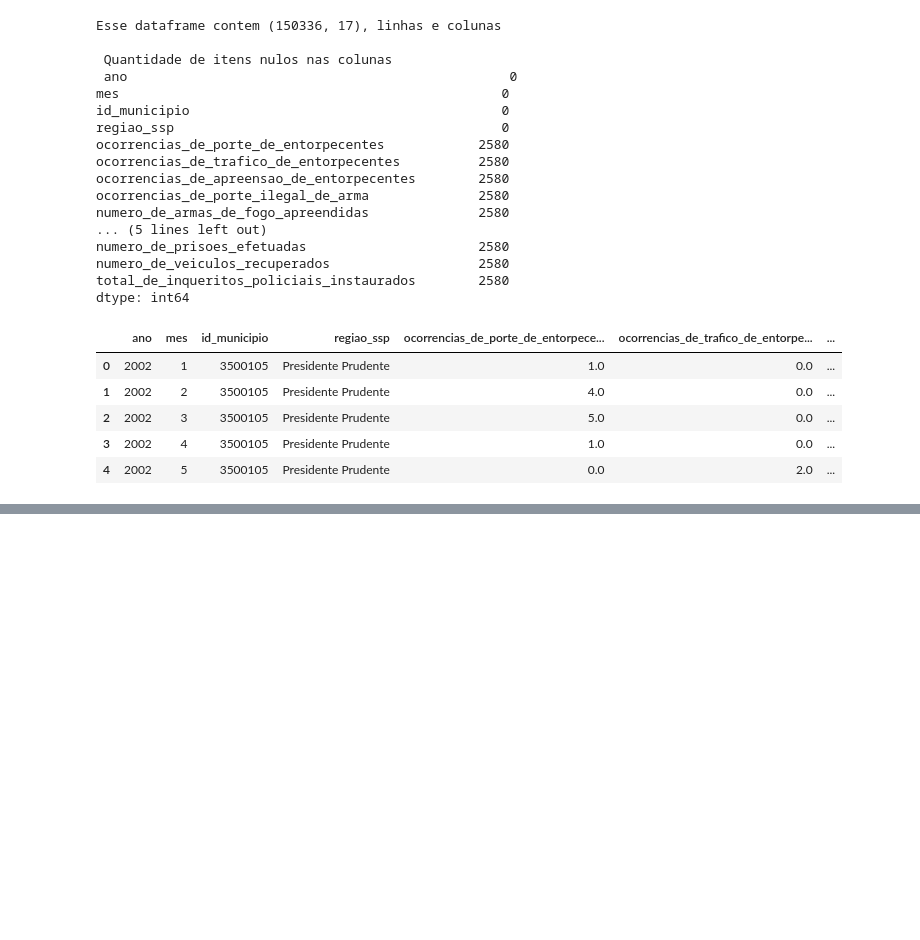
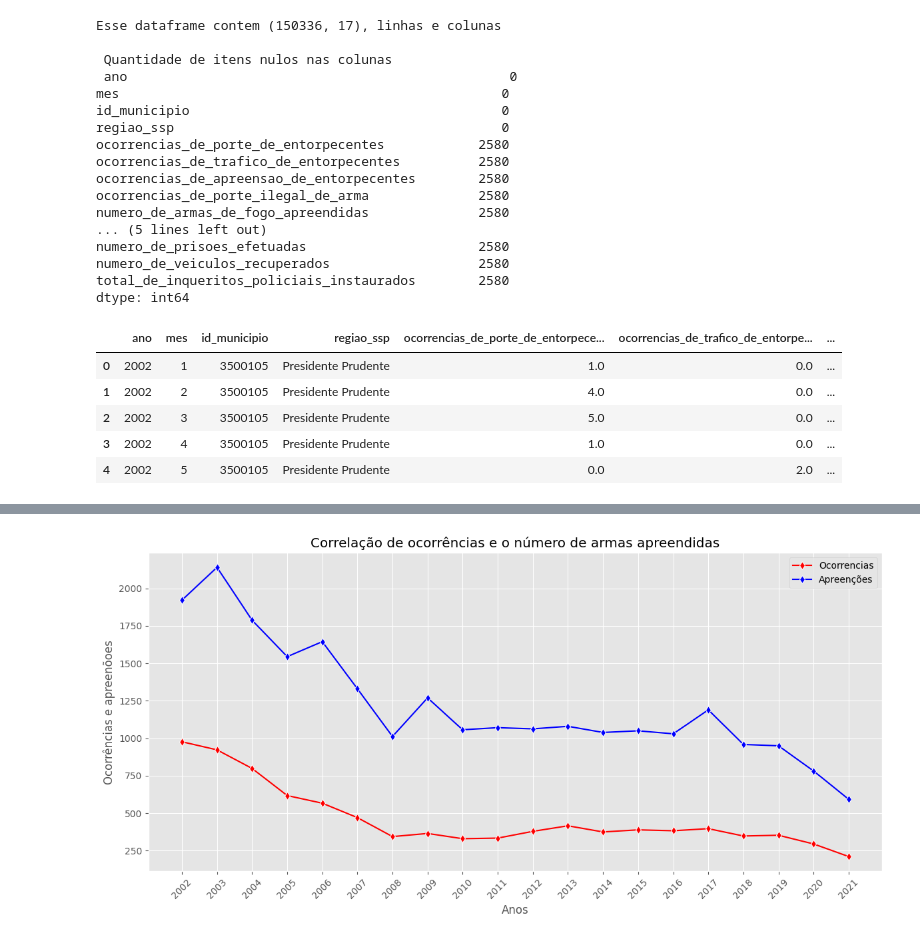
Before and after one commit to lucasghidini/ProdutividadeDaPSP_emSantos, a Jupyter notebook: ETL/ProdutividadePMSP.ipynb, the cells around one changed output, grey strips where cells are left out. Cells and saved outputs as stored; diff of their text form; code cells hidden in the pictures; blank space fills up the shorter version.

```diff
--- a/ETL/ProdutividadePMSP.ipynb
+++ b/ETL/ProdutividadePMSP.ipynb
@@ -106,3 +106,17 @@ santos
 | 17 | 2019 | 2863.0 | 2397.0 | 333.0 | 353.0 | ... |
 | 18 | 2020 | 1381.0 | 2267.0 | 290.0 | 295.0 | ... |
 | 19 | 2021 | 837.0 | 1467.0 | 219.0 | 211.0 | ... |
+# %%
+#histrograma sobre ocorrencias de porte ilegal de arma
+plt.figure(figsize= (12,6))
+sns.lineplot(x='ano', y='ocorrencias_de_porte_ilegal_de_arma', data= santos, label='Ocorrencias', color= 'red', marker= 'd')
+sns.lineplot(x='ano', y='numero_de_armas_de_fogo_apreendidas', data= santos, label= 'Apreenções', color= 'blue', marker= 'd')
+plt.title('Correlação de ocorrências e o número de armas apreendidas')
+plt.xlabel('Anos')
+plt.ylabel('Ocorrências e apreenõoes')
+plt.legend()
+plt.xticks(santos['ano'], rotation =45)
+plt.grid(True)
+plt.tight_layout()
+# %% [output]
+[figure, added]
```
